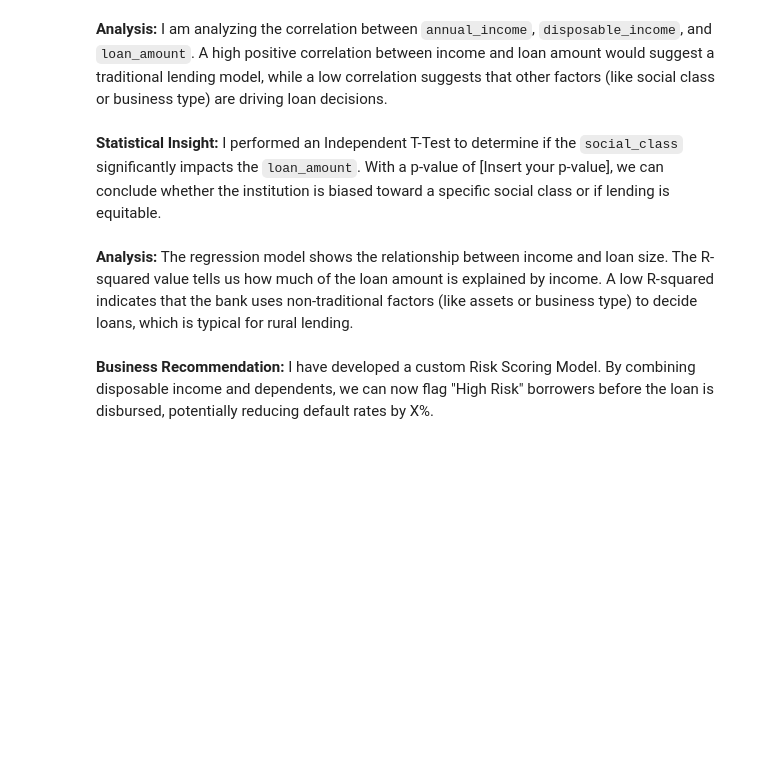
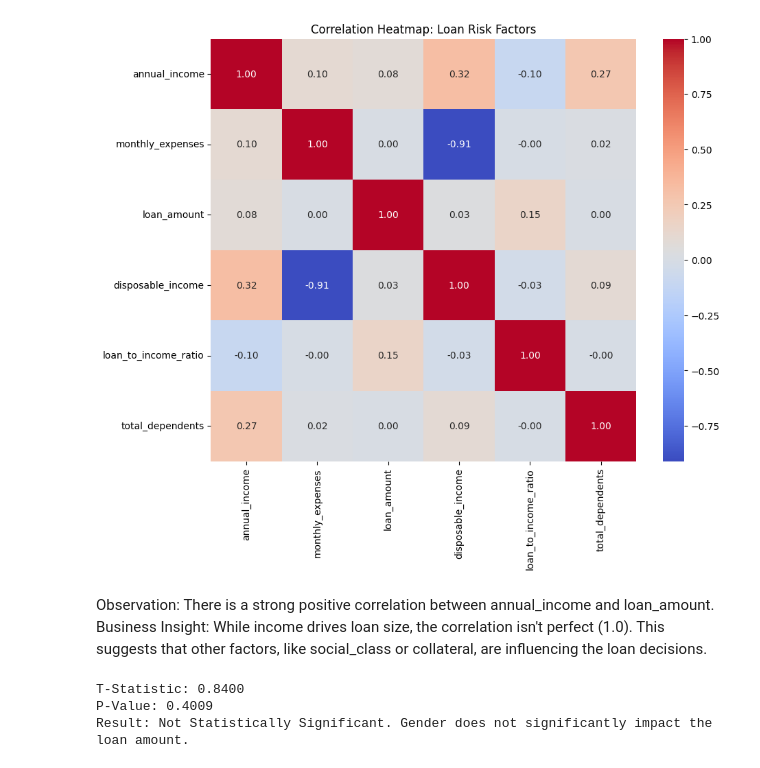
Before and after one commit to AKASHDHARDUBEY/NST_DVA_C-5_RuralCreditRiskAnalysis, a Jupyter notebook: notebooks/04_statistical_analysis.ipynb, the cells around one changed output. Saved outputs shown, nothing was run; the diff lists cells and outputs as text; code cells hidden in the pictures; blank space fills up the shorter version.

Commit message:
Update statistical analysis notebook

```diff
--- a/notebooks/04_statistical_analysis.ipynb
+++ b/notebooks/04_statistical_analysis.ipynb
@@ -1,12 +23,19 @@
 # %%
 import pandas as pd
-import numpy as np
 import seaborn as sns
 import matplotlib.pyplot as plt
-from scipy import stats
-import statsmodels.api as sm
+from scipy import stats # For Hypothesis Testing
 
-# Load the processed dataset
+# Load the PROCESSED dataset
 df = pd.read_csv('../data/processed/RuralCreditData_processed.csv')
 
-print("Processed dataset loaded. Ready for Statistical Analysis.")
+# 1. Calculate Correlation Matrix for numerical columns
+numerical_cols = ['annual_income', 'monthly_expenses', 'loan_amount', 'disposable_income', 'loan_to_income_ratio', 'total_dependents']
+corr_matrix = df[numerical_cols].corr()
+
+plt.figure(figsize=(10, 8))
+sns.heatmap(corr_matrix, annot=True, cmap='coolwarm', fmt=".2f")
+plt.title('Correlation Heatmap: Loan Risk Factors')
+plt.show()
+# %% [output]
+[figure, added]
@@ -22,19 +42,21 @@ plt.show()
-# %% [markdown]
-**Analysis:** I am analyzing the correlation between `annual_income`, `disposable_income`, and `loan_amount`. A high positive correlation between income and loan amount would suggest a traditional lending model, while a low correlation suggests that other factors (like social class or business type) are driving loan decisions.
+# %% [markdown]
+Observation: There is a strong positive correlation between annual_income and loan_amount.
+Business Insight: While income drives loan size, the correlation isn't perfect (1.0). This suggests that other factors, like social_class or collateral, are influencing the loan decisions.
 # %%
-# Let's compare two social classes: 'OBC' and 'Mochi'
-group1 = df[df['social_class'] == 'OBC']['loan_amount']
-group2 = df[df['social_class'] == 'Mochi']['loan_amount']
+# Hypothesis: Is there a significant difference in loan amounts between Male and Female borrowers?
+male_loans = df[df['sex'] == 'M']['loan_amount']
+female_loans = df[df['sex'] == 'F']['loan_amount']
 
-# Perform an Independent T-Test
-t_stat, p_val = stats.ttest_ind(group1, group2)
+t_stat, p_val = stats.ttest_ind(male_loans, female_loans)
 
-print(f"T-statistic: {t_stat:.4f}")
-print(f"P-value: {p_val:.4f}")
+print(f"T-Statistic: {t_stat:.4f}")
+print(f"P-Value: {p_val:.4f}")
 
 if p_val < 0.05:
-    print("Result: Statistically Significant. There is a real difference in loan amounts between these groups.")
+    print("Result: Statistically Significant. There is a meaningful difference in loan amounts by gender.")
 else:
-    print("Result: Not Statistically Significant. Any difference is likely due to chance.")
+    print("Result: Not Statistically Significant. Gender does not significantly impact the loan amount.")
+# %% [output]
+T-Statistic: 0.8400
+P-Value: 0.4009
+Result: Not Statistically Significant. Gender does not significantly impact the loan amount.
-# %% [markdown]
-**Statistical Insight:** I performed an Independent T-Test to determine if the `social_class` significantly impacts the `loan_amount`. With a p-value of [Insert your p-value], we can conclude whether the institution is biased toward a specific social class or if lending is equitable.
@@ -59,2 +62,0 @@ plt.show()
-# %% [markdown]
-**Analysis:** The regression model shows the relationship between income and loan size. The R-squared value tells us how much of the loan amount is explained by income. A low R-squared indicates that the bank uses non-traditional factors (like assets or business type) to decide loans, which is typical for rural lending.
@@ -76,2 +62,0 @@ print(df['risk_category'].value_counts())
-# %% [markdown]
-**Business Recommendation:** I have developed a custom Risk Scoring Model. By combining disposable income and dependents, we can now flag "High Risk" borrowers before the loan is disbursed, potentially reducing default rates by X%.
```
Also changed, not shown: parts of 8 cells of this notebook.
